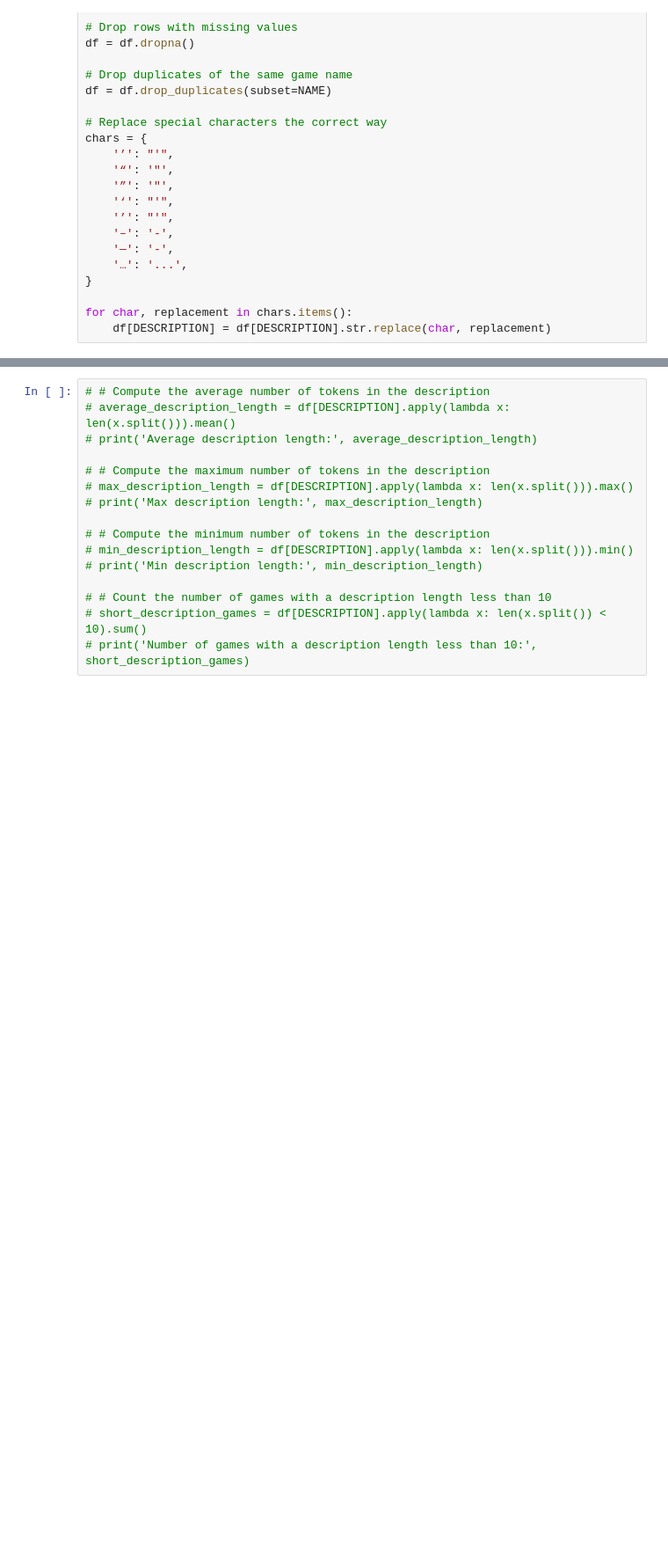
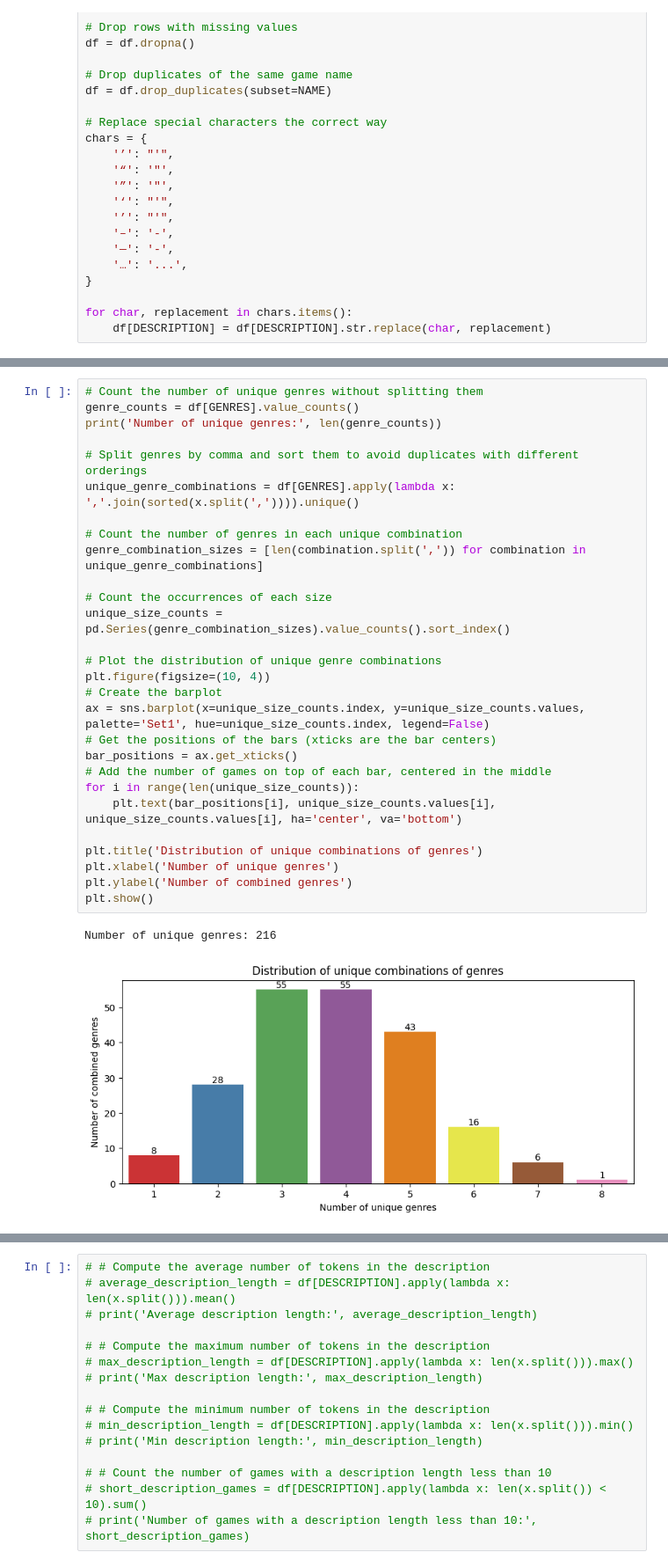
Before and after one commit to LouisVraie/nlp-games-genre-classification, a Jupyter notebook: preprocessing.ipynb, the cells around one changed output, grey strips where cells are left out. Shown at 88% size. Cells and saved outputs as stored; diff of their text form; blank space fills up the shorter version.

```diff
--- a/preprocessing.ipynb
+++ b/preprocessing.ipynb
@@ -154 +234,32 @@ plt.show()
+# %%
+# Count the number of unique genres without splitting them
+genre_counts = df[GENRES].value_counts()
+print('Number of unique genres:', len(genre_counts))
+
+# Split genres by comma and sort them to avoid duplicates with different orderings
+unique_genre_combinations = df[GENRES].apply(lambda x: ','.join(sorted(x.split(',')))).unique()
+
+# Count the number of genres in each unique combination
+genre_combination_sizes = [len(combination.split(',')) for combination in unique_genre_combinations]
+
+# Count the occurrences of each size
+unique_size_counts = pd.Series(genre_combination_sizes).value_counts().sort_index()
+
+# Plot the distribution of unique genre combinations
+plt.figure(figsize=(10, 4))
+# Create the barplot
+ax = sns.barplot(x=unique_size_counts.index, y=unique_size_counts.values, palette='Set1', hue=unique_size_counts.index, legend=False)
+# Get the positions of the bars (xticks are the bar centers)
+bar_positions = ax.get_xticks()
+# Add the number of games on top of each bar, centered in the middle
+for i in range(len(unique_size_counts)):
+    plt.text(bar_positions[i], unique_size_counts.values[i], unique_size_counts.values[i], ha='center', va='bottom')
+
+plt.title('Distribution of unique combinations of genres')
+plt.xlabel('Number of unique genres')
+plt.ylabel('Number of combined genres')
+plt.show()
+# %% [output]
+Number of unique genres: 216
+[figure, added]
 # %%
```
Also changed, not shown: parts of 19 cells of this notebook, 3 other files.
